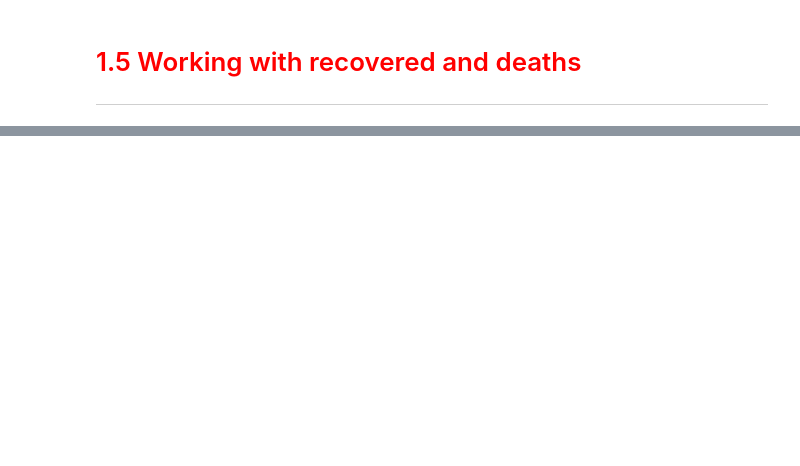
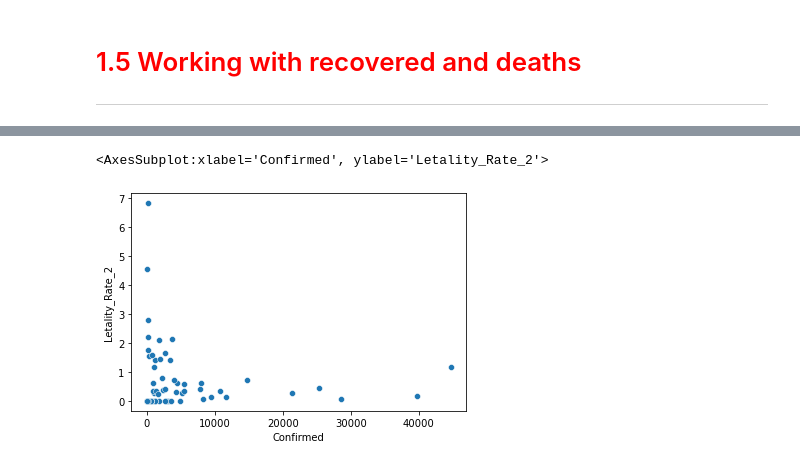
Before and after one commit to Gabriel-limadev/data_science_study, a Jupyter notebook: 11 - Data Science: análises para saúde e medicina/file_courses/case_confirmed_covid_19.ipynb, the cells around one changed output, grey strips where cells are left out. Saved outputs shown, nothing was run; the diff lists cells and outputs as text; code cells hidden in the pictures; blank space fills up the shorter version.

```diff
--- a/11 - Data Science: análises para saúde e medicina/file_courses/case_confirmed_covid_19.ipynb
+++ b/11 - Data Science: análises para saúde e medicina/file_courses/case_confirmed_covid_19.ipynb
@@ -242,0 +299,5 @@ print((sum_up['Deaths'] / sum_up['Confirmed']* 100).round(2),   "%")
+# %%
+sns.scatterplot(data = combined.query('Confirmed < 50000'), x = 'Confirmed', y = 'Letality_Rate_2')
+# %% [output]
+<AxesSubplot:xlabel='Confirmed', ylabel='Letality_Rate_2'>
+[figure, added]
```
Also changed, not shown: parts of 18 cells of this notebook.
